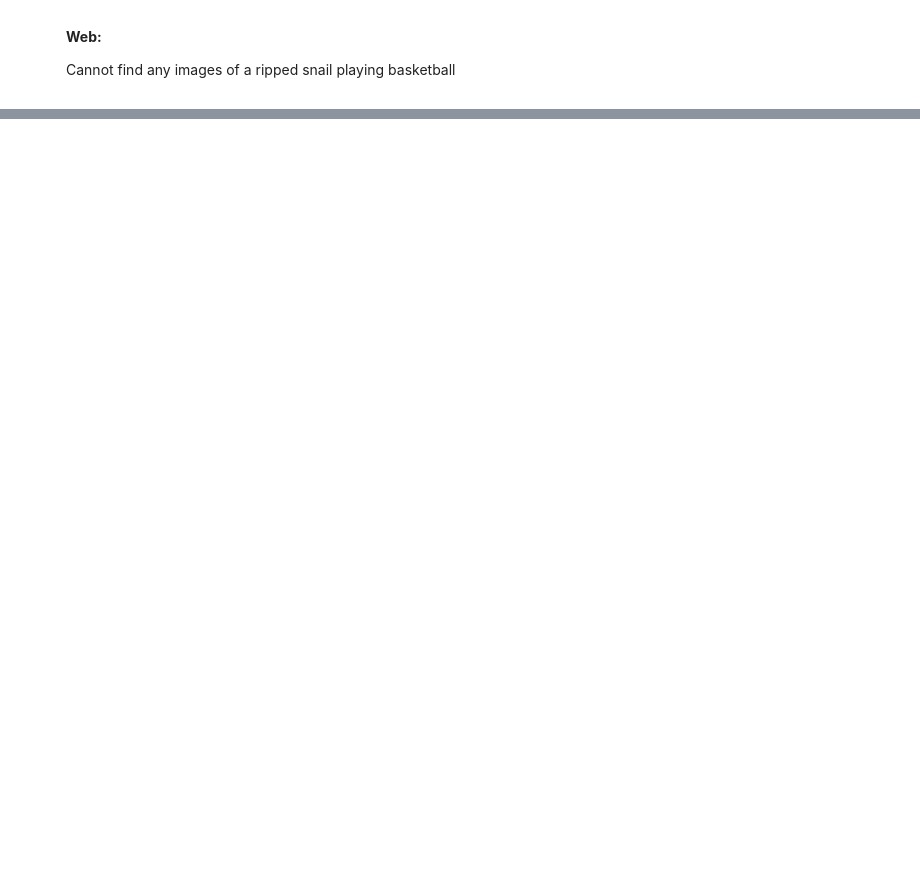
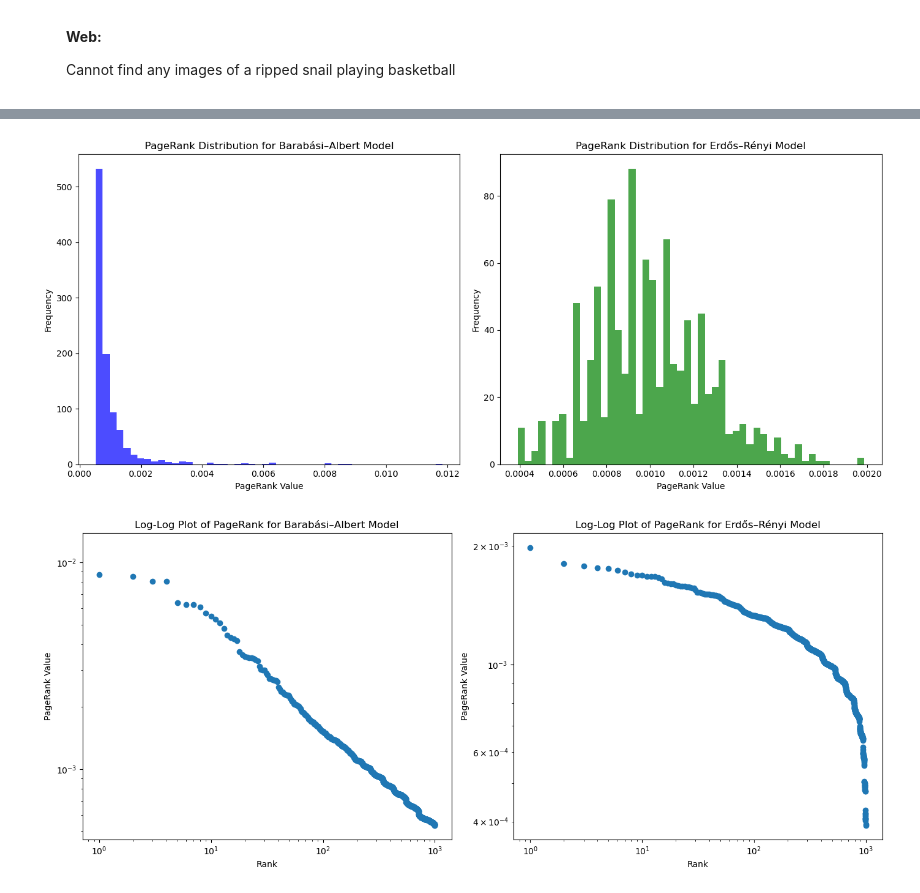
Before and after one commit to d3nnis2001/MaschinellesLernenImWeb, a Jupyter notebook: Exercise1/practical.ipynb, the cells around one changed output, grey strips where cells are left out. Drawn from its saved outputs; the diff is of its cells as text; code cells hidden in the pictures; blank space fills up the shorter version.

```diff
--- a/Exercise1/practical.ipynb
+++ b/Exercise1/practical.ipynb
@@ -63,0 +66,77 @@ There are not many things that GPT cannot do, since it is able to figure out any
+# %%
+import networkx as nx
+import numpy as np
+import matplotlib.pyplot as plt
+from scipy import stats
+import pandas as pd
+
+N = 1000
+n = 5
+
+barabasi = nx.barabasi_albert_graph(N, n)
+
+edges_barabasi = barabasi.number_of_edges()
+print(f"Number of edges in barabasi: {edges_barabasi}")
+
+p = (2 * edges_barabasi) / (N * (N - 1))
+print(f"Probability p for Barabasi: {p}")
+
+erdos = nx.erdos_renyi_graph(N, p)
+
+edges_erdos = erdos.number_of_edges()
+print(f"Number of edges in Erdos: {edges_erdos}")
+
+page_barabasi = nx.pagerank(barabasi)
+page_erdos = nx.pagerank(erdos)
+
+values_barabasi = np.array(list(page_barabasi.values()))
+values_erdos = np.array(list(page_erdos.values()))
+
+def compute_moments(pr_values, model_name):
+    mean = np.mean(pr_values)
+    variance = np.var(pr_values)
+    skewness = stats.skew(pr_values)
+    kurtosis = stats.kurtosis(pr_values)
+    print(f"\nStatistical Moments for {model_name} model:")
+    print(f"Mean: {mean}")
+    print(f"Variance: {variance}")
+    print(f"Skewness: {skewness}")
+    print(f"Kurtosis: {kurtosis}")
+
+compute_moments(values_barabasi, "Barabasi–Albert")
+compute_moments(values_erdos, "Erdös–Renyi")
+
+plt.figure(figsize=(14, 6))
+
+plt.subplot(1, 2, 1)
+plt.hist(values_barabasi, bins=50, color='blue', alpha=0.7)
+plt.title('PageRank Distribution for Barabasi–Albert Model')
+plt.xlabel('PageRank Value')
+plt.ylabel('Frequency')
+
+plt.subplot(1, 2, 2)
+plt.hist(values_erdos, bins=50, color='green', alpha=0.7)
+plt.title('PageRank Distribution for Erdös–Renyi Model')
+plt.xlabel('PageRank Value')
+plt.ylabel('Frequency')
+
+plt.tight_layout()
+plt.show()
+
+plt.figure(figsize=(14, 6))
+
+plt.subplot(1, 2, 1)
+plt.loglog(sorted(values_barabasi, reverse=True), marker='o', linestyle='')
+plt.title('Log-Log Plot of PageRank for Barabasi–Albert Model')
+plt.xlabel('Rank')
+plt.ylabel('PageRank Value')
+
+plt.subplot(1, 2, 2)
+plt.loglog(sorted(values_erdos, reverse=True), marker='o', linestyle='')
+plt.title('Log-Log Plot of PageRank for Erdös–Renyi Model')
+plt.xlabel('Rank')
+plt.ylabel('PageRank Value')
+
+plt.tight_layout()
+plt.show()
+# %% [output]
@@ -63,0 +158,2 @@ There are not many things that GPT cannot do, since it is able to figure out any
+[figure, added]
+[figure, added]
```
Also changed, not shown: parts of 2 cells of this notebook.
